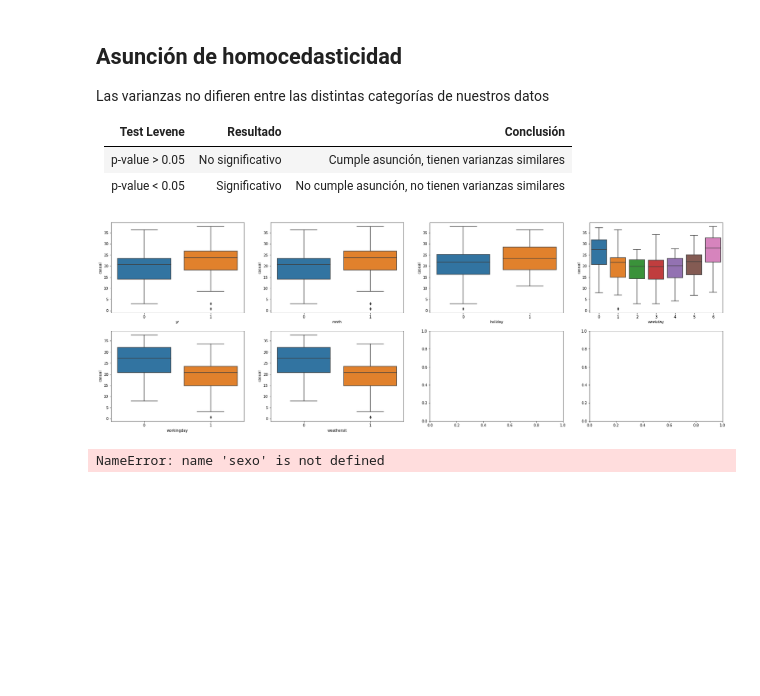
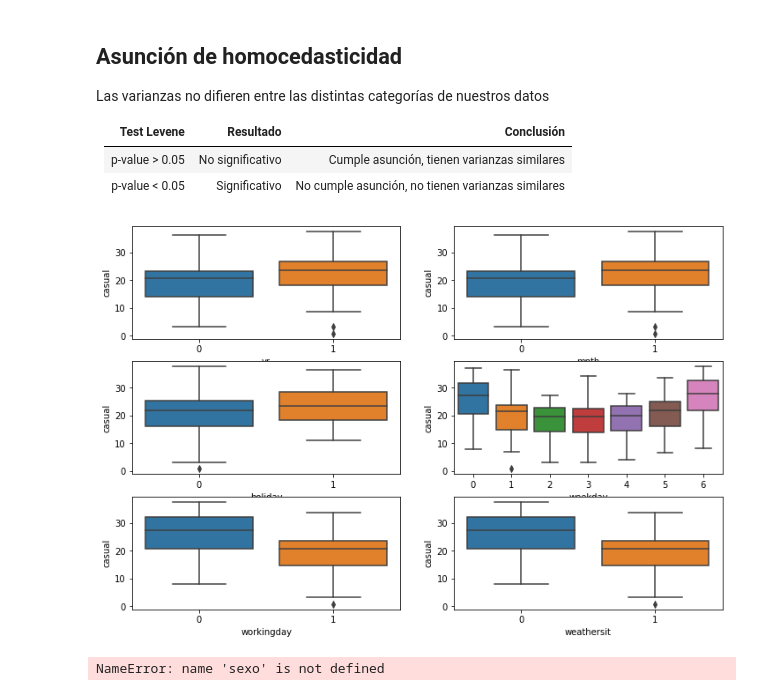
Before and after one commit to Adalab/project-da-promo-A-module-3-team-2, a Jupyter notebook: regresion_lineal_proyecto_bicicletas.ipynb, the cells around one changed output. Saved outputs shown, nothing was run; the diff lists cells and outputs as text; code cells hidden in the pictures; blank space fills up the shorter version.

```diff
--- a/regresion_lineal_proyecto_bicicletas.ipynb
+++ b/regresion_lineal_proyecto_bicicletas.ipynb
@@ -241,22 +277,22 @@ Las varianzas no difieren entre las distintas categorías de nuestros datos
 |  p-value > 0.05 | No significativo   | Cumple asunción, tienen varianzas similares|
 |p-value < 0.05| Significativo| No cumple asunción, no tienen varianzas similares |
 # %%
-fig, axes = plt.subplots(nrows = 2, ncols = 4, figsize = (30, 10))
+fig, axes = plt.subplots(nrows = 3, ncols = 2, figsize = (12, 8))
 
 axes = axes.flat
 
 columnas_cat = df_sin_outliers.select_dtypes(include = ["object","category"]).columns
 
 for i, colum in enumerate(columnas_cat):
     sns.boxplot(
     x       = colum,
     y       = 'casual',
     data    = df_sin_outliers,
     palette = 'tab10',
     ax      = axes[i]
     )
 # %% [output]
-[figure, old version]
+[figure, new version]
 # %%
 def datos_test_levene(columna, df_sin_outliers):
     valores = df_sin_outliers[columna].unique()
```
Also changed, not shown: parts of 6 cells of this notebook.
